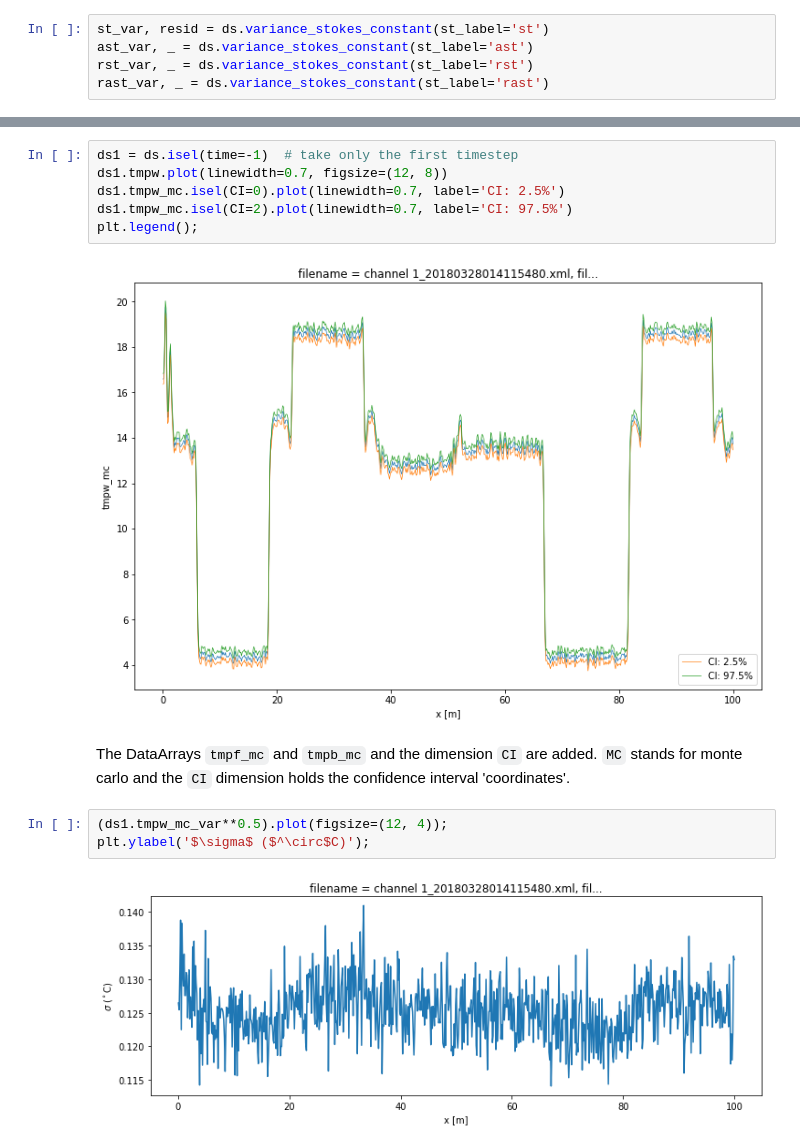
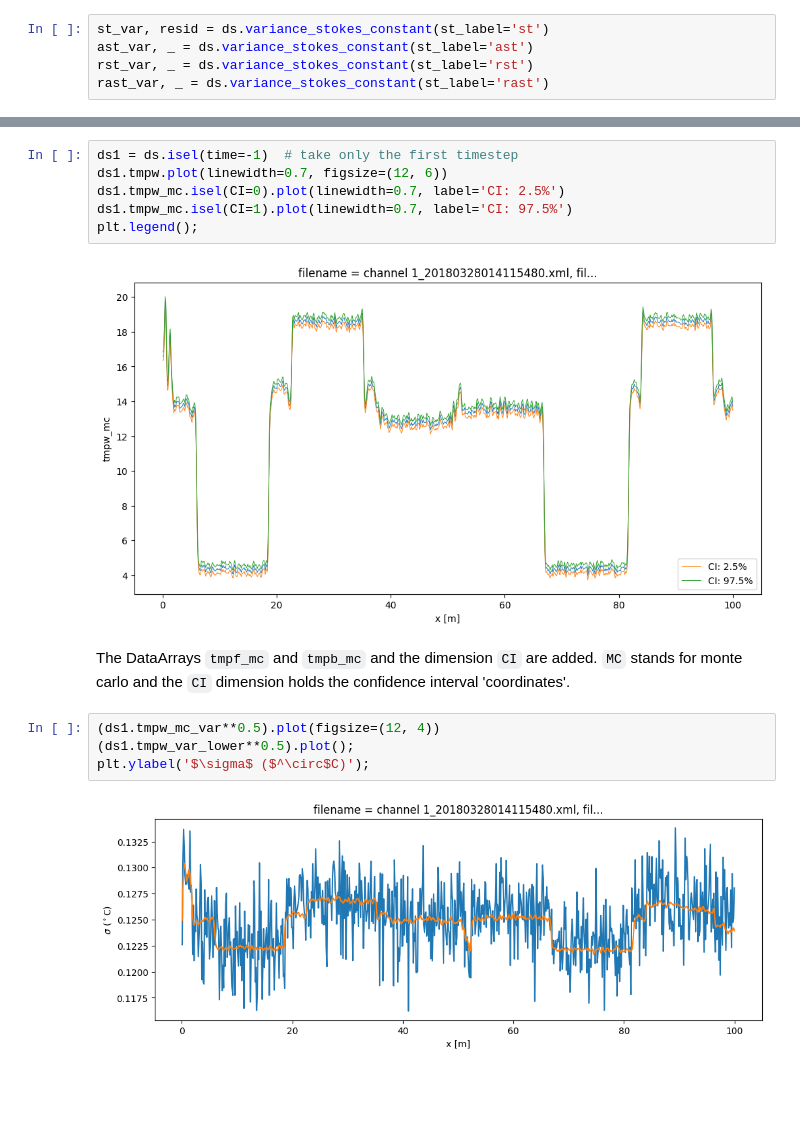
Before and after one commit to dtscalibration/python-dts-calibration, a Jupyter notebook: examples/notebooks/08Calibrate_double_wls.ipynb, the cells around one changed output, grey strips where cells are left out. Cells and saved outputs as stored; diff of their text form; blank space fills up the shorter version.

```diff
--- a/examples/notebooks/08Calibrate_double_wls.ipynb
+++ b/examples/notebooks/08Calibrate_double_wls.ipynb
@@ -89,15 +107,16 @@ ds.conf_int_double_ended(
 # %%
 ds1 = ds.isel(time=-1)  # take only the first timestep
-ds1.tmpw.plot(linewidth=0.7, figsize=(12, 8))
+ds1.tmpw.plot(linewidth=0.7, figsize=(12, 6))
 ds1.tmpw_mc.isel(CI=0).plot(linewidth=0.7, label='CI: 2.5%')
-ds1.tmpw_mc.isel(CI=2).plot(linewidth=0.7, label='CI: 97.5%')
+ds1.tmpw_mc.isel(CI=1).plot(linewidth=0.7, label='CI: 97.5%')
 plt.legend();
 # %% [output]
-[figure, old version]
+[figure, new version]
 # %% [markdown]
 The DataArrays `tmpf_mc` and `tmpb_mc` and the dimension `CI` are added. `MC` stands for monte carlo and the `CI` dimension holds the confidence interval 'coordinates'.
 # %%
-(ds1.tmpw_mc_var**0.5).plot(figsize=(12, 4));
+(ds1.tmpw_mc_var**0.5).plot(figsize=(12, 4))
+(ds1.tmpw_var_lower**0.5).plot();
 plt.ylabel('$\sigma$ ($^\circ$C)');
 # %% [output]
-[figure, old version]
+[figure, new version]
```
Also changed, not shown: parts of 15 cells of this notebook, 1 other file.
